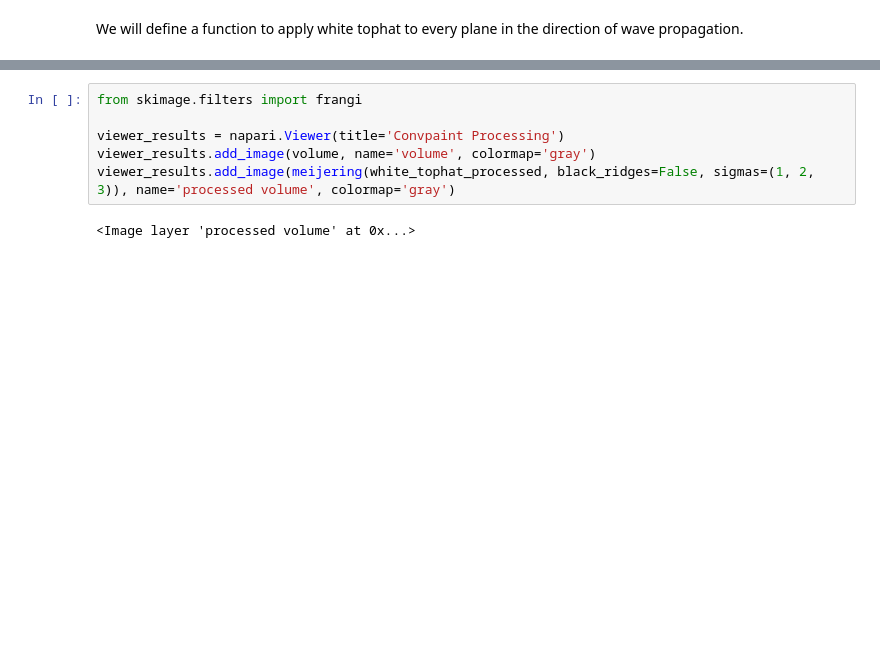
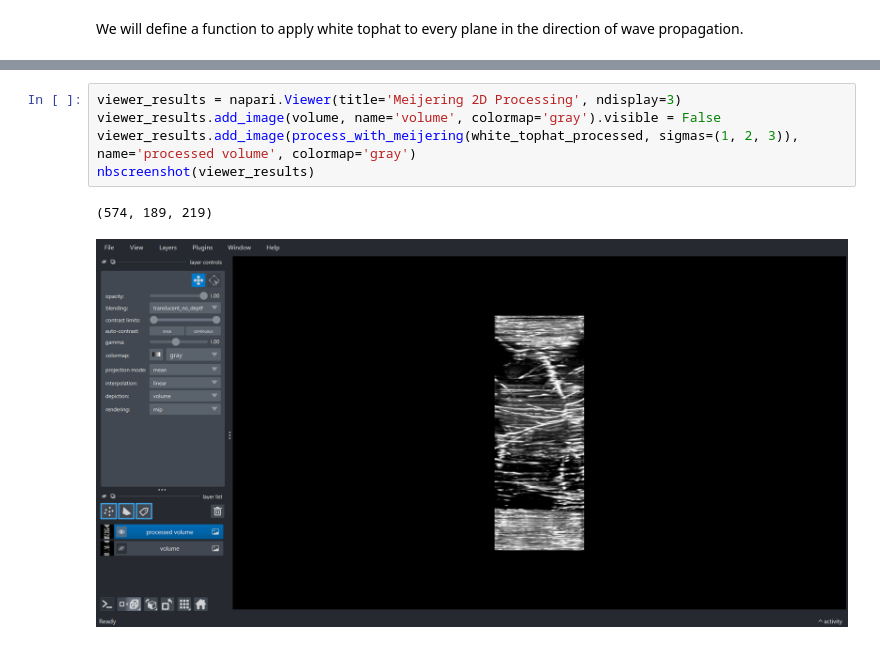
Before and after one commit to acorbat/eco-root, a Jupyter notebook: exploration/preprocessing_analysis.ipynb, the cells around one changed output, grey strips where cells are left out. Cells and saved outputs as stored; diff of their text form; blank space fills up the shorter version.

```diff
--- a/exploration/preprocessing_analysis.ipynb
+++ b/exploration/preprocessing_analysis.ipynb
@@ -143,8 +138,8 @@ viewer_results.add_image(background_subtracted, name='processed volume', colorma
 # %%
-from skimage.filters import frangi
-
-viewer_results = napari.Viewer(title='Convpaint Processing')
-viewer_results.add_image(volume, name='volume', colormap='gray')
-viewer_results.add_image(meijering(white_tophat_processed, black_ridges=False, sigmas=(1, 2, 3)), name='processed volume', colormap='gray')
+viewer_results = napari.Viewer(title='Meijering 2D Processing', ndisplay=3)
+viewer_results.add_image(volume, name='volume', colormap='gray').visible = False
+viewer_results.add_image(process_with_meijering(white_tophat_processed, sigmas=(1, 2, 3)), name='processed volume', colormap='gray')
+nbscreenshot(viewer_results)
 # %% [output]
-<Image layer 'processed volume' at 0x...>
+(574, 189, 219)
+[figure, added]
```
Also changed, not shown: parts of 20 cells of this notebook.
